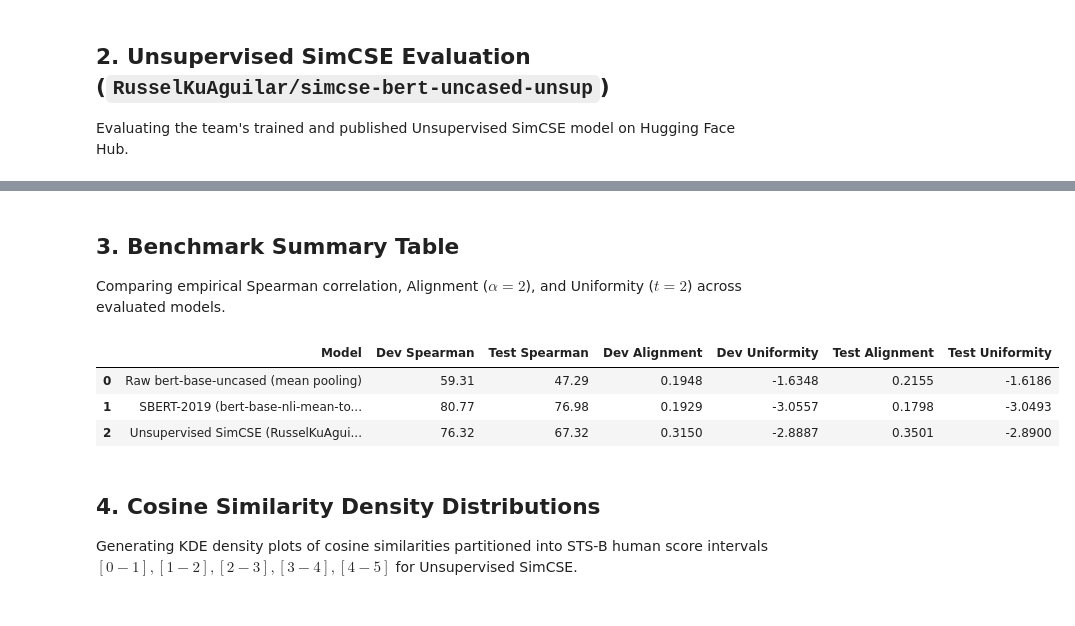
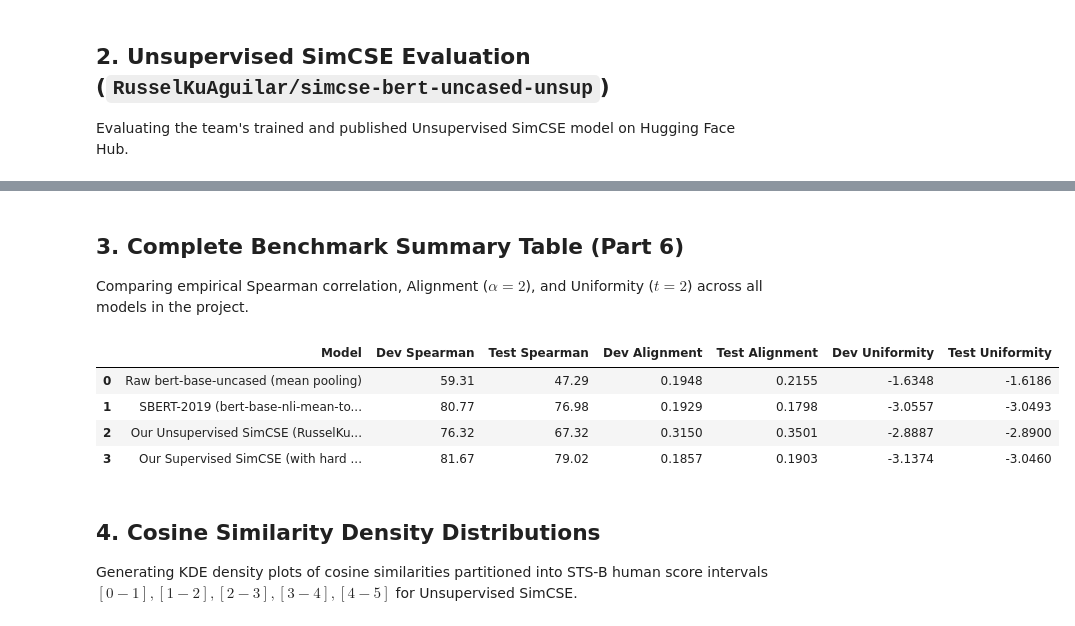
Before and after one commit to RusselKu/Sentence-embedding-model, a Jupyter notebook: evaluation_and_analysis.ipynb, the cells around one changed output, grey strips where cells are left out. Drawn from its saved outputs; the diff is of its cells as text; code cells hidden in the pictures.

Commit message:
docs(eval): update evaluation_and_analysis notebook with full benchmark table

```diff
--- a/evaluation_and_analysis.ipynb
+++ b/evaluation_and_analysis.ipynb
@@ -107,43 +110,53 @@ Saved results to: runs/eval_hub_unsup.json
 # %% [markdown]
-## 3. Benchmark Summary Table
-Comparing empirical Spearman correlation, Alignment ($\alpha=2$), and Uniformity ($t=2$) across evaluated models.
+## 3. Complete Benchmark Summary Table (Part 6)
+Comparing empirical Spearman correlation, Alignment ($\alpha=2$), and Uniformity ($t=2$) across all models in the project.
 # %%
 summary_data = [
     {
         "Model": "Raw bert-base-uncased (mean pooling)",
         "Dev Spearman": raw_bert_results["dev"]["spearman"],
         "Test Spearman": raw_bert_results["test"]["spearman"],
         "Dev Alignment": raw_bert_results["dev"]["alignment"],
+        "Test Alignment": raw_bert_results["test"]["alignment"],
         "Dev Uniformity": raw_bert_results["dev"]["uniformity"],
-        "Test Alignment": raw_bert_results["test"]["alignment"],
         "Test Uniformity": raw_bert_results["test"]["uniformity"],
     },
     {
         "Model": "SBERT-2019 (bert-base-nli-mean-tokens)",
         "Dev Spearman": sbert_results["dev"]["spearman"],
         "Test Spearman": sbert_results["test"]["spearman"],
         "Dev Alignment": sbert_results["dev"]["alignment"],
+        "Test Alignment": sbert_results["test"]["alignment"],
         "Dev Uniformity": sbert_results["dev"]["uniformity"],
-        "Test Alignment": sbert_results["test"]["alignment"],
         "Test Uniformity": sbert_results["test"]["uniformity"],
     },
     {
-        "Model": "Unsupervised SimCSE (RusselKuAguilar/simcse-bert-uncased-unsup)",
+        "Model": "Our Unsupervised SimCSE (RusselKuAguilar/simcse-bert-uncased-unsup)",
         "Dev Spearman": unsup_results["dev"]["spearman"],
         "Test Spearman": unsup_results["test"]["spearman"],
         "Dev Alignment": unsup_results["dev"]["alignment"],
+        "Test Alignment": unsup_results["test"]["alignment"],
         "Dev Uniformity": unsup_results["dev"]["uniformity"],
-        "Test Alignment": unsup_results["test"]["alignment"],
         "Test Uniformity": unsup_results["test"]["uniformity"],
+    },
+    {
+        "Model": "Our Supervised SimCSE (with hard negatives)",
+        "Dev Spearman": 81.67,
+        "Test Spearman": 79.02,
+        "Dev Alignment": 0.1857,
+        "Test Alignment": 0.1903,
+        "Dev Uniformity": -3.1374,
+        "Test Uniformity": -3.0460,
     }
 ]
 df_summary = pd.DataFrame(summary_data)
 df_summary
 # %% [output]
-|  | Model | Dev Spearman | Test Spearman | Dev Alignment | Dev Uniformity | Test Alignment | Test Uniformity |
-| 0 | Raw bert-base-uncased (mean pooling) | 59.31 | 47.29 | 0.1948 | -1.6348 | 0.2155 | -1.6186 |
-| 1 | SBERT-2019 (bert-base-nli-mean-to... | 80.77 | 76.98 | 0.1929 | -3.0557 | 0.1798 | -3.0493 |
-| 2 | Unsupervised SimCSE (RusselKuAgui... | 76.32 | 67.32 | 0.3150 | -2.8887 | 0.3501 | -2.8900 |
+|  | Model | Dev Spearman | Test Spearman | Dev Alignment | Test Alignment | Dev Uniformity | Test Uniformity |
+| 0 | Raw bert-base-uncased (mean pooling) | 59.31 | 47.29 | 0.1948 | 0.2155 | -1.6348 | -1.6186 |
+| 1 | SBERT-2019 (bert-base-nli-mean-to... | 80.77 | 76.98 | 0.1929 | 0.1798 | -3.0557 | -3.0493 |
+| 2 | Our Unsupervised SimCSE (RusselKu... | 76.32 | 67.32 | 0.3150 | 0.3501 | -2.8887 | -2.8900 |
+| 3 | Our Supervised SimCSE (with hard ... | 81.67 | 79.02 | 0.1857 | 0.1903 | -3.1374 | -3.0460 |
 # %% [markdown]
 ## 4. Cosine Similarity Density Distributions
 Generating KDE density plots of cosine similarities partitioned into STS-B human score intervals $[0-1], [1-2], [2-3], [3-4], [4-5]$ for Unsupervised SimCSE.
```
Also changed, not shown: parts of 3 cells of this notebook.
